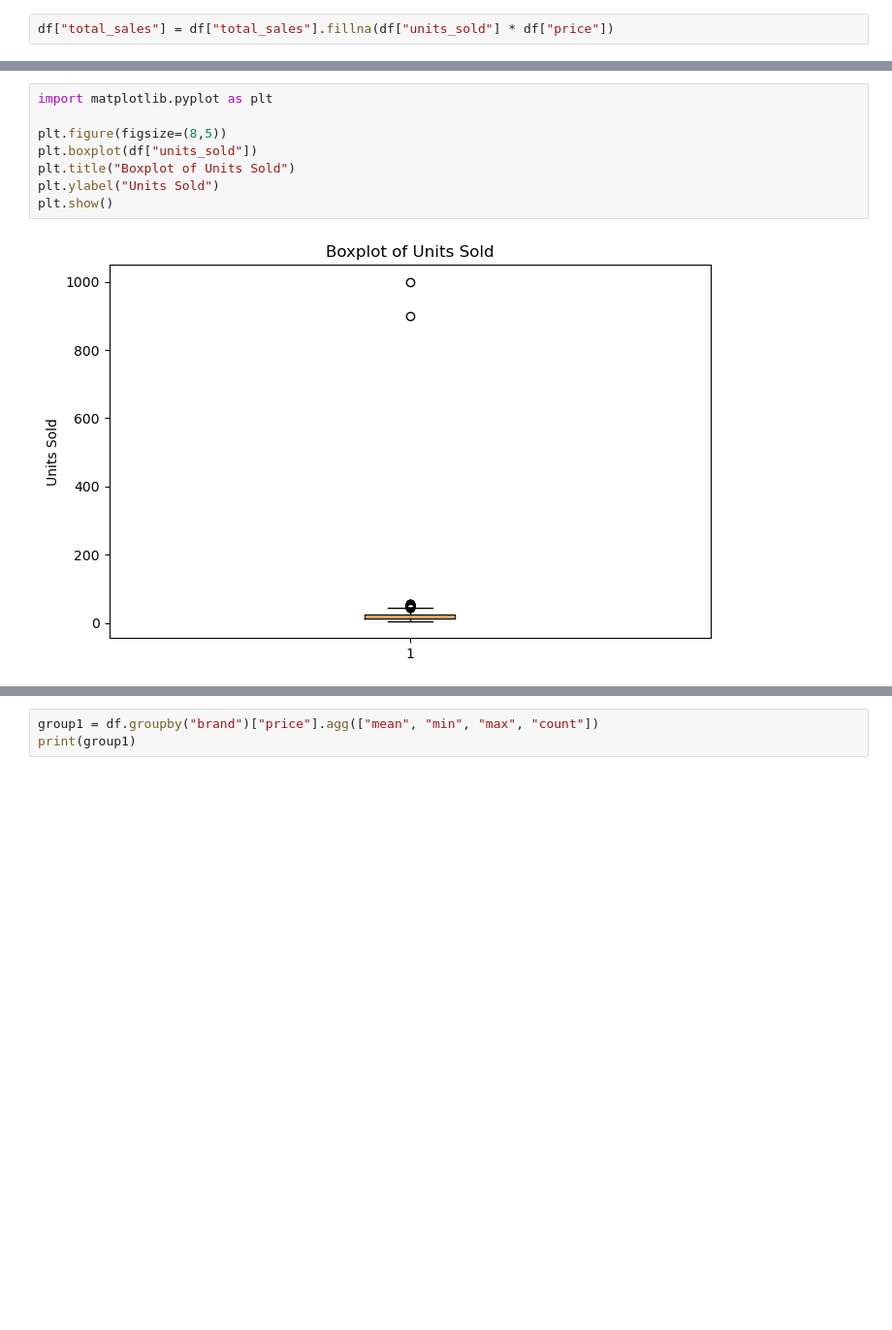
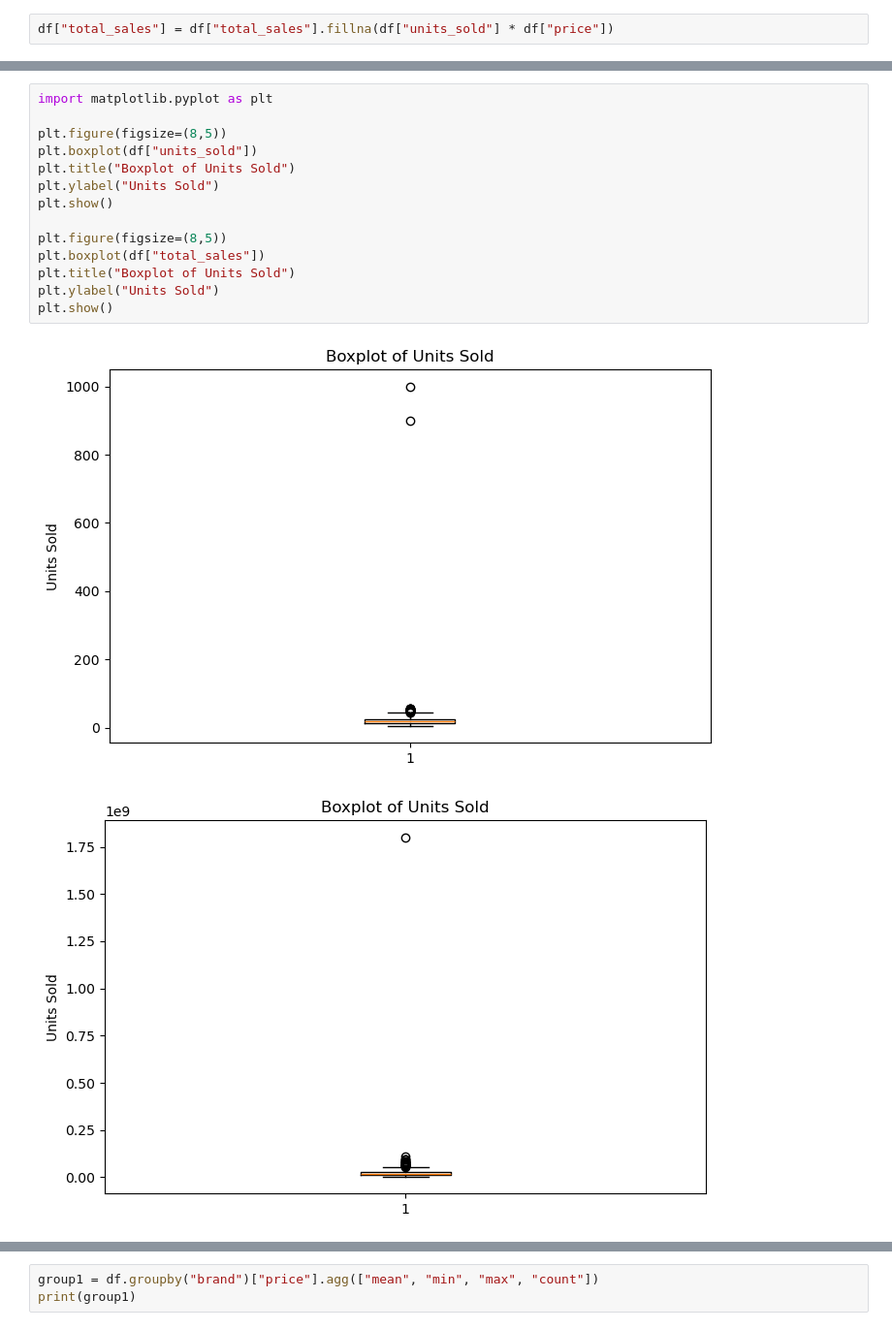
Before and after one commit to meersuhaib191/Week1_foundations, a Jupyter notebook: WEEK 2/csv_handling.ipynb, the cells around one changed output, grey strips where cells are left out. Shown at 97% size. Drawn from its saved outputs; the diff is of its cells as text; blank space fills up the shorter version.

```diff
--- a/WEEK 2/csv_handling.ipynb
+++ b/WEEK 2/csv_handling.ipynb
@@ -105,13 +127,20 @@ Number of outliers in units_sold using Z-score : 2
 # %%
 import matplotlib.pyplot as plt
 
 plt.figure(figsize=(8,5))
 plt.boxplot(df["units_sold"])
 plt.title("Boxplot of Units Sold")
 plt.ylabel("Units Sold")
 plt.show()
+
+plt.figure(figsize=(8,5))
+plt.boxplot(df["total_sales"])
+plt.title("Boxplot of Units Sold")
+plt.ylabel("Units Sold")
+plt.show()
 # %% [output]
 [figure]
+[figure, added]
 # %%
 
 #Here i have detected outliers in units sold . Now i am going to handle them using bounds . Here i will be taking 50 as the max units sold without these outliers is 44 .
```
Also changed, not shown: parts of 15 cells of this notebook, 1 other file.
